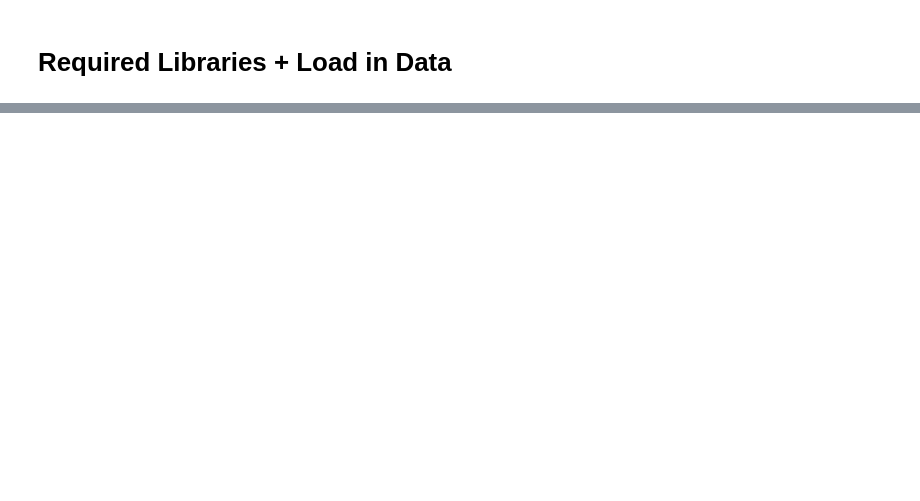
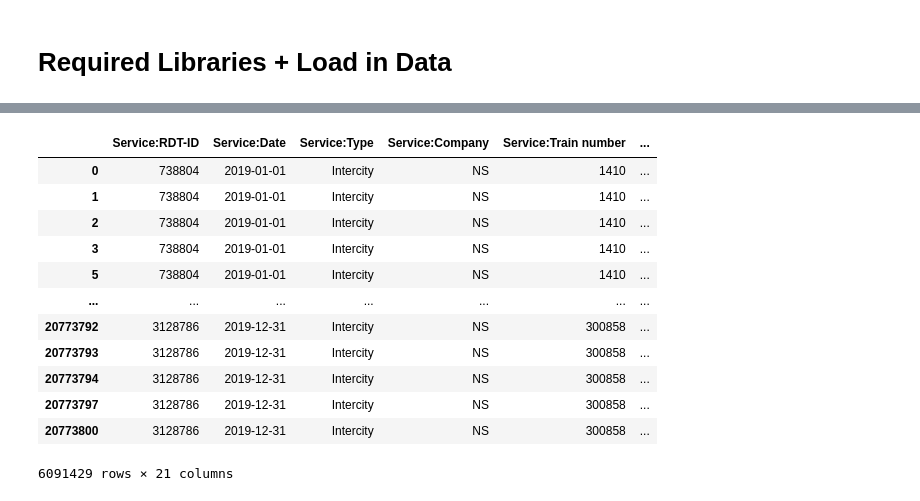
Before and after one commit to ywang0202/master_thesis, a Jupyter notebook: eda_services.ipynb, the cells around one changed output, grey strips where cells are left out. Saved outputs shown, nothing was run; the diff lists cells and outputs as text; code cells hidden in the pictures; blank space fills up the shorter version.

```diff
--- a/eda_services.ipynb
+++ b/eda_services.ipynb
@@ -284,0 +390,16 @@ plot_categorical_heatmap(serv19, "cause_group", "statistical_cause_en")
+# %%
+data
+# %% [output]
+|  | Service:RDT-ID | Service:Date | Service:Type | Service:Company | Service:Train number | ... |
+| 0 | 738804 | 2019-01-01 | Intercity | NS | 1410 | ... |
+| 1 | 738804 | 2019-01-01 | Intercity | NS | 1410 | ... |
+| 2 | 738804 | 2019-01-01 | Intercity | NS | 1410 | ... |
+| 3 | 738804 | 2019-01-01 | Intercity | NS | 1410 | ... |
+| 5 | 738804 | 2019-01-01 | Intercity | NS | 1410 | ... |
+| ... | ... | ... | ... | ... | ... | ... |
+| 20773792 | 3128786 | 2019-12-31 | Intercity | NS | 300858 | ... |
+| 20773793 | 3128786 | 2019-12-31 | Intercity | NS | 300858 | ... |
+| 20773794 | 3128786 | 2019-12-31 | Intercity | NS | 300858 | ... |
+| 20773797 | 3128786 | 2019-12-31 | Intercity | NS | 300858 | ... |
+| 20773800 | 3128786 | 2019-12-31 | Intercity | NS | 300858 | ... |
+6091429 rows × 21 columns
```
Also changed, not shown: parts of 29 cells of this notebook, 3 other files.
